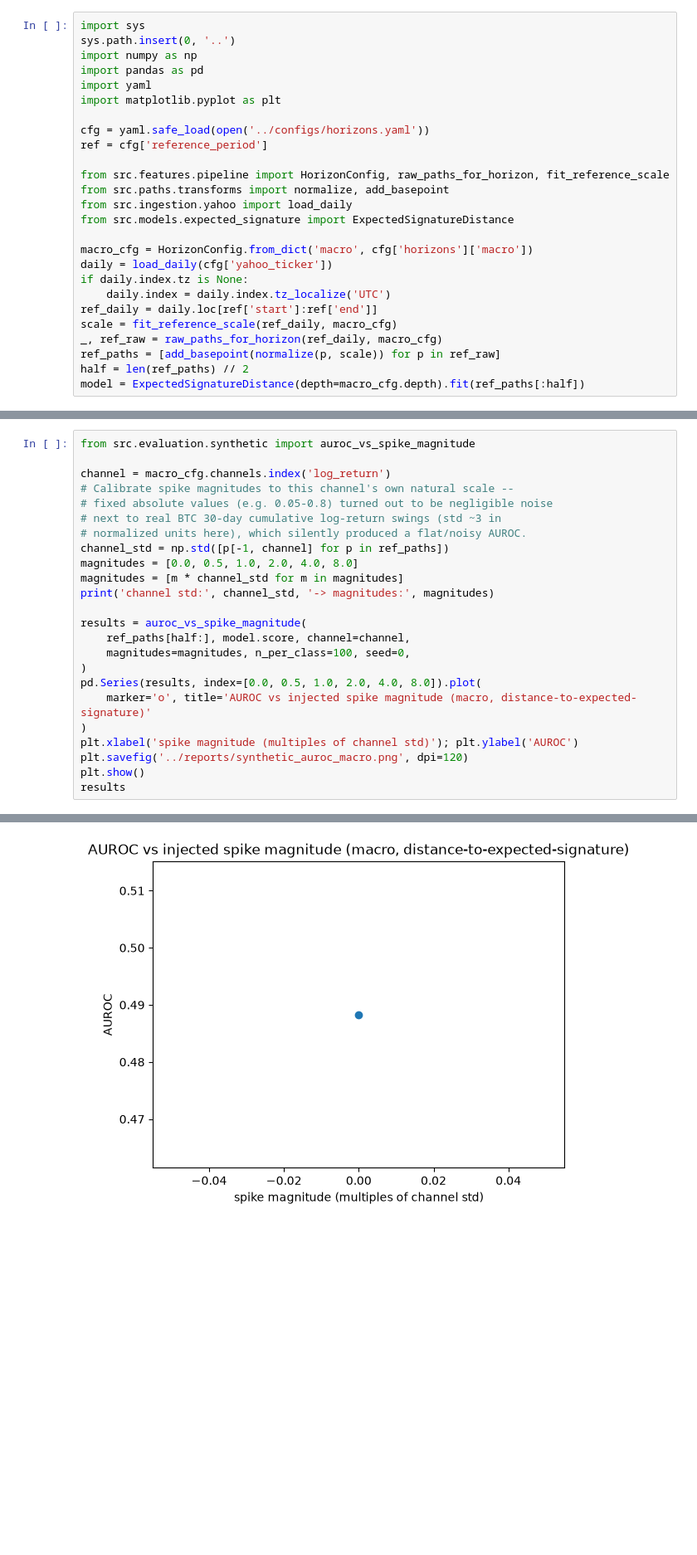
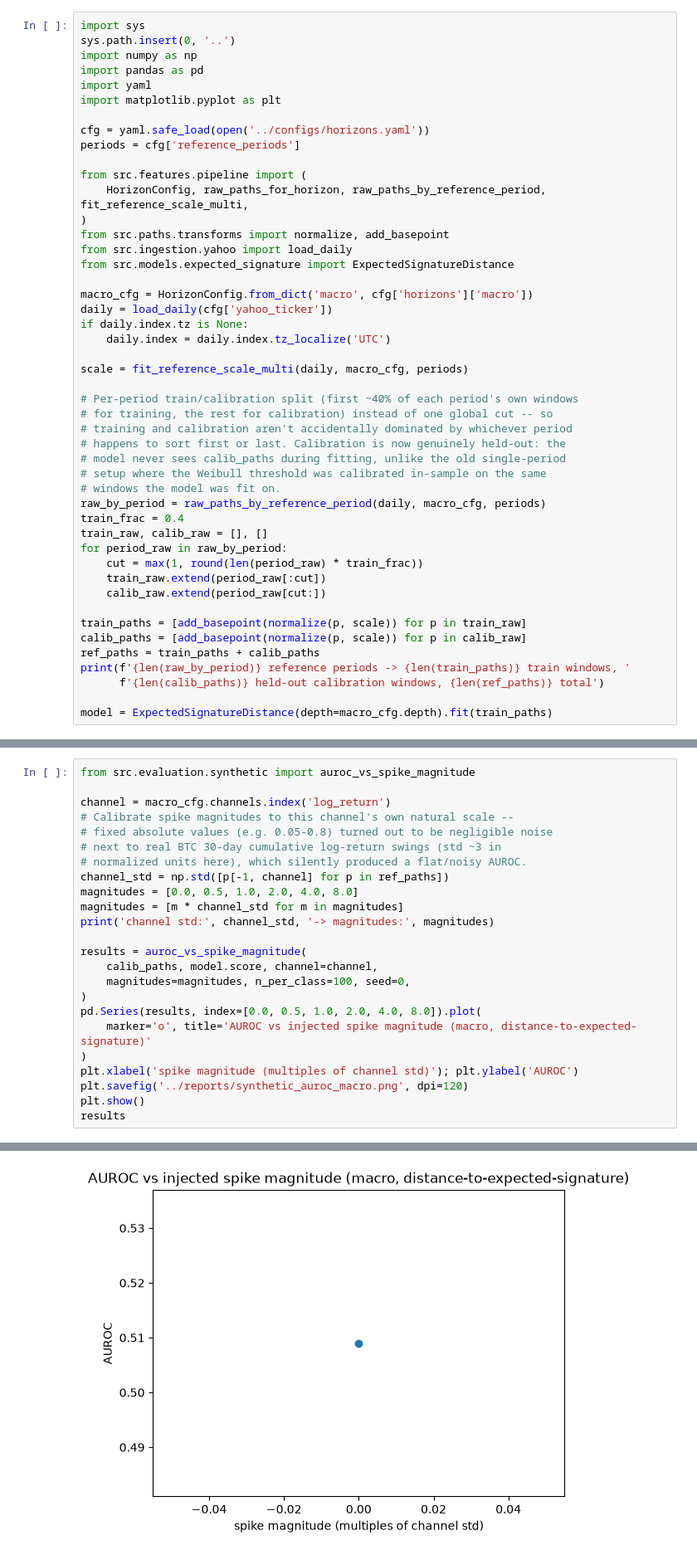
Before and after one commit to mghaisas17/MLCapstone_Proj001, a Jupyter notebook: Aayush/notebooks/05_synthetic_and_event_evaluation.ipynb, the cells around one changed output, grey strips where cells are left out. Shown at 83% size. Saved outputs shown, nothing was run; the diff lists cells and outputs as text; blank space fills up the shorter version.

```diff
--- a/Aayush/notebooks/05_synthetic_and_event_evaluation.ipynb
+++ b/Aayush/notebooks/05_synthetic_and_event_evaluation.ipynb
@@ -11,9 +11,11 @@ import yaml
 import matplotlib.pyplot as plt
 
 cfg = yaml.safe_load(open('../configs/horizons.yaml'))
-ref = cfg['reference_period']
+periods = cfg['reference_periods']
 
-from src.features.pipeline import HorizonConfig, raw_paths_for_horizon, fit_reference_scale
+from src.features.pipeline import (
+    HorizonConfig, raw_paths_for_horizon, raw_paths_by_reference_period, fit_reference_scale_multi,
+)
 from src.paths.transforms import normalize, add_basepoint
 from src.ingestion.yahoo import load_daily
 from src.models.expected_signature import ExpectedSignatureDistance
@@ -22,9 +24,28 @@ macro_cfg = HorizonConfig.from_dict('macro', cfg['horizons']['macro'])
 daily = load_daily(cfg['yahoo_ticker'])
 if daily.index.tz is None:
     daily.index = daily.index.tz_localize('UTC')
-ref_daily = daily.loc[ref['start']:ref['end']]
-scale = fit_reference_scale(ref_daily, macro_cfg)
-_, ref_raw = raw_paths_for_horizon(ref_daily, macro_cfg)
-ref_paths = [add_basepoint(normalize(p, scale)) for p in ref_raw]
-half = len(ref_paths) // 2
-model = ExpectedSignatureDistance(depth=macro_cfg.depth).fit(ref_paths[:half])
+
+scale = fit_reference_scale_multi(daily, macro_cfg, periods)
+
+# Per-period train/calibration split (first ~40% of each period's own windows
+# for training, the rest for calibration) instead of one global cut -- so
+# training and calibration aren't accidentally dominated by whichever period
+# happens to sort first or last. Calibration is now genuinely held-out: the
+# model never sees calib_paths during fitting, unlike the old single-period
+# setup where the Weibull threshold was calibrated in-sample on the same
+# windows the model was fit on.
+raw_by_period = raw_paths_by_reference_period(daily, macro_cfg, periods)
+train_frac = 0.4
+train_raw, calib_raw = [], []
+for period_raw in raw_by_period:
+    cut = max(1, round(len(period_raw) * train_frac))
+    train_raw.extend(period_raw[:cut])
+    calib_raw.extend(period_raw[cut:])
+
+train_paths = [add_basepoint(normalize(p, scale)) for p in train_raw]
+calib_paths = [add_basepoint(normalize(p, scale)) for p in calib_raw]
+ref_paths = train_paths + calib_paths
+print(f'{len(raw_by_period)} reference periods -> {len(train_paths)} train windows, '
+      f'{len(calib_paths)} held-out calibration windows, {len(ref_paths)} total')
+
+model = ExpectedSignatureDistance(depth=macro_cfg.depth).fit(train_paths)
@@ -44,7 +67,7 @@ magnitudes = [m * channel_std for m in magnitudes]
 print('channel std:', channel_std, '-> magnitudes:', magnitudes)
 
 results = auroc_vs_spike_magnitude(
-    ref_paths[half:], model.score, channel=channel,
+    calib_paths, model.score, channel=channel,
     magnitudes=magnitudes, n_per_class=100, seed=0,
 )
 pd.Series(results, index=[0.0, 0.5, 1.0, 2.0, 4.0, 8.0]).plot(
@@ -59 +82 @@ channel std: 3.132650894255694 -> magnitudes: [np.float64(0.0), np.float64(1.566
-[figure, old version]
+[figure, new version]
```
Also changed, not shown: parts of 37 cells of this notebook, 18 other files.
